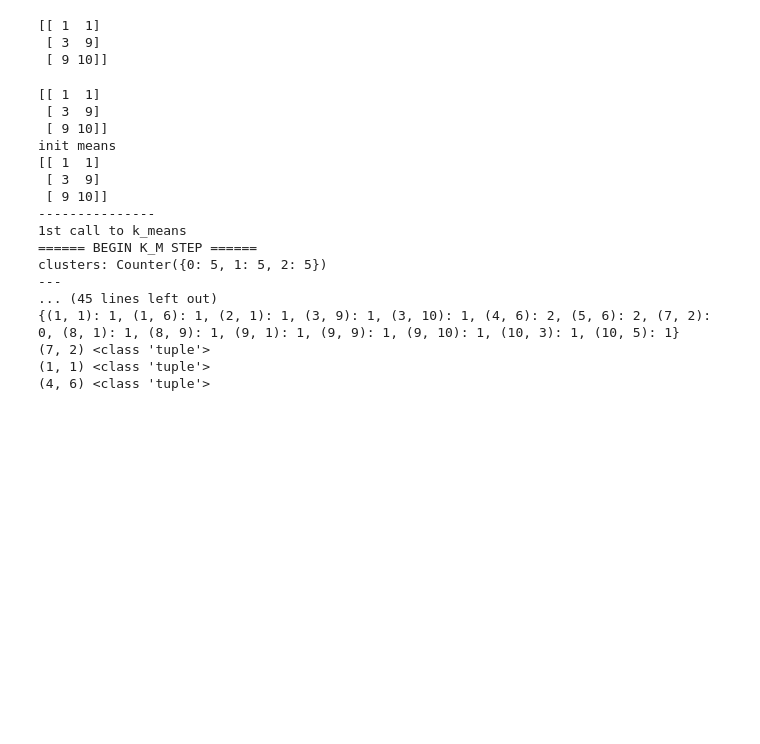
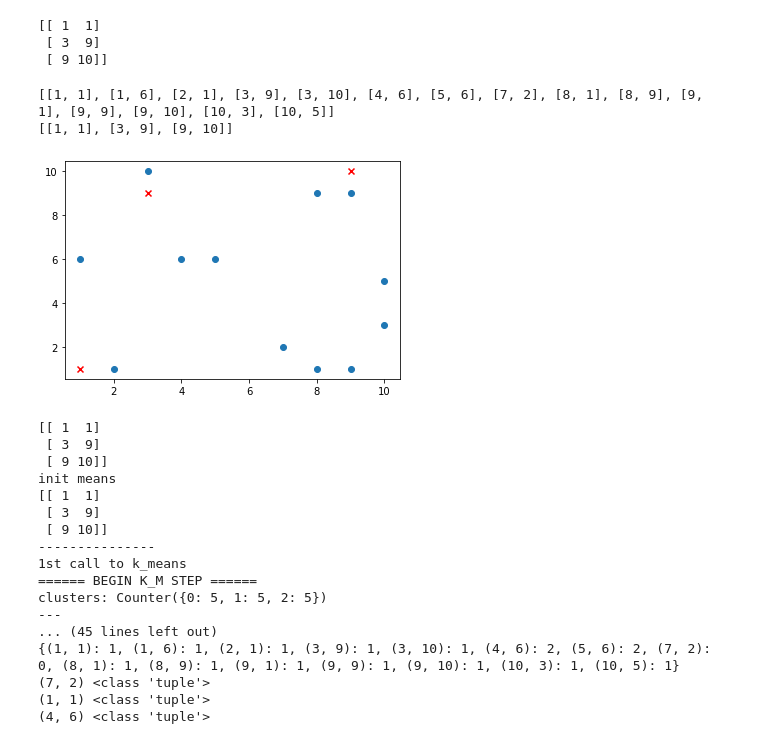
Before and after one commit to commiserate/mahalanobis, a Jupyter notebook: Maha.ipynb, the cells around one changed output. Drawn from its saved outputs; the diff is of its cells as text; code cells hidden in the pictures; blank space fills up the shorter version.

Commit message:
init viz

```diff
--- a/Maha.ipynb
+++ b/Maha.ipynb
@@ -433,6 +431,21 @@ def k_means_segment(dataset, k=2, initial_means=None, DEBUG=False):
 #     updated_dataset = curMeans[index_array].reshape(dataset.shape)
 
 #     return updated_dataset
+# %%
+def vizInit(datapoints, initMeans):
+    initMeans = initMeans.tolist()
+    print(datapoints)
+    print(initMeans)
+    datapoints = [d for d in datapoints if d not in initMeans]
+    fig, ax = plt.subplots(1,1)
+
+    xValues = [xy[0] for xy in datapoints]
+    yValues = [xy[1] for xy in datapoints]
+    ax.scatter(xValues, yValues)
+    for meanXY in initMeans:
+        ax.scatter([meanXY[0]], [meanXY[1]], marker='x', c='red')
+    plt.show()
+    return
 # %%
 initMeans = [
     (2, 1),
@@ -446,6 +459,12 @@ print(initMeans)
 [[ 1  1]
  [ 3  9]
  [ 9 10]]
+# %%
+vizInit(dataFromStrNoClass, initMeans)
+# %% [output]
+[[1, 1], [1, 6], [2, 1], [3, 9], [3, 10], [4, 6], [5, 6], [7, 2], [8, 1], [8, 9], [9, 1], [9, 9], [9, 10], [10, 3], [10, 5]]
+[[1, 1], [3, 9], [9, 10]]
+[figure, added]
 # %%
 print(initMeans)
 k_means_segment(np.array(dataFromStrNoClass),
```
Also changed, not shown: parts of 1 cell of this notebook.
